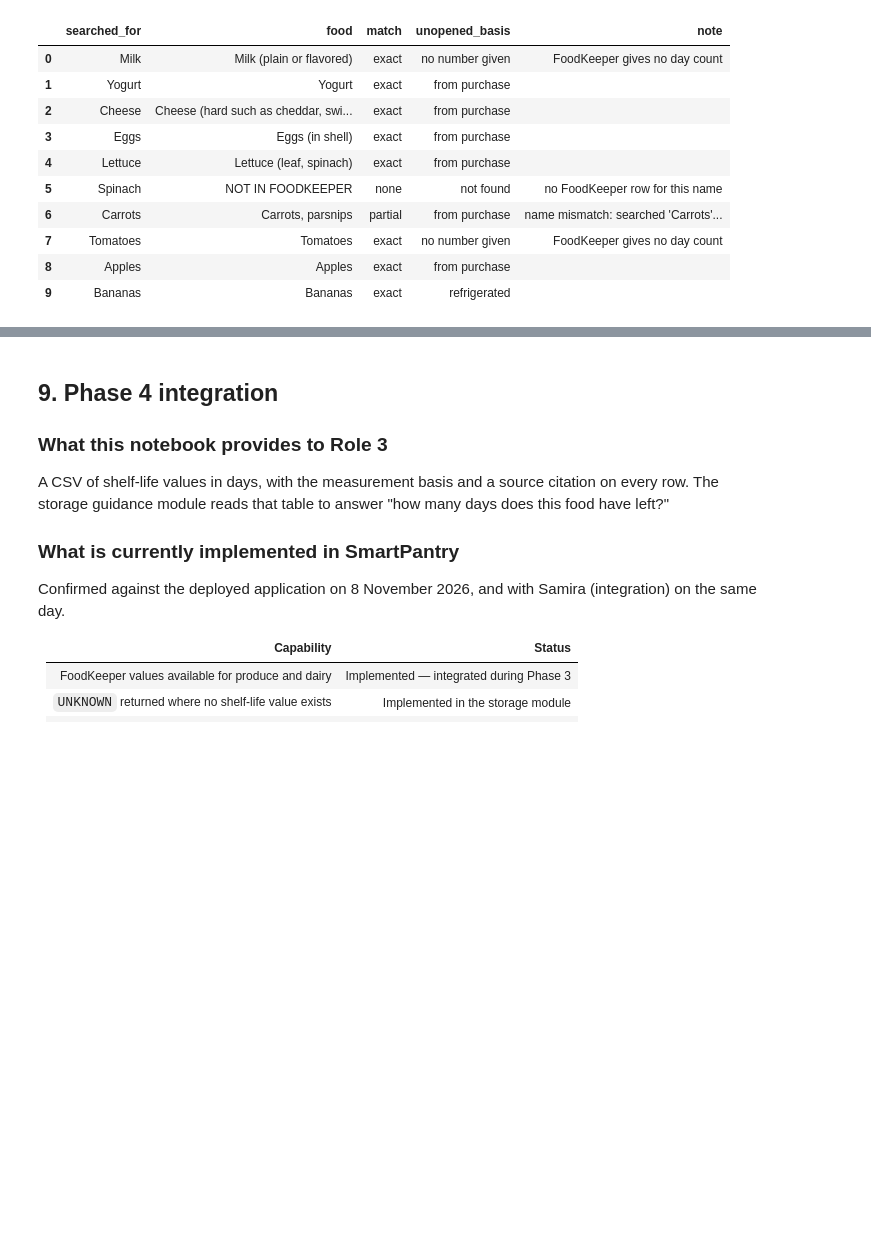
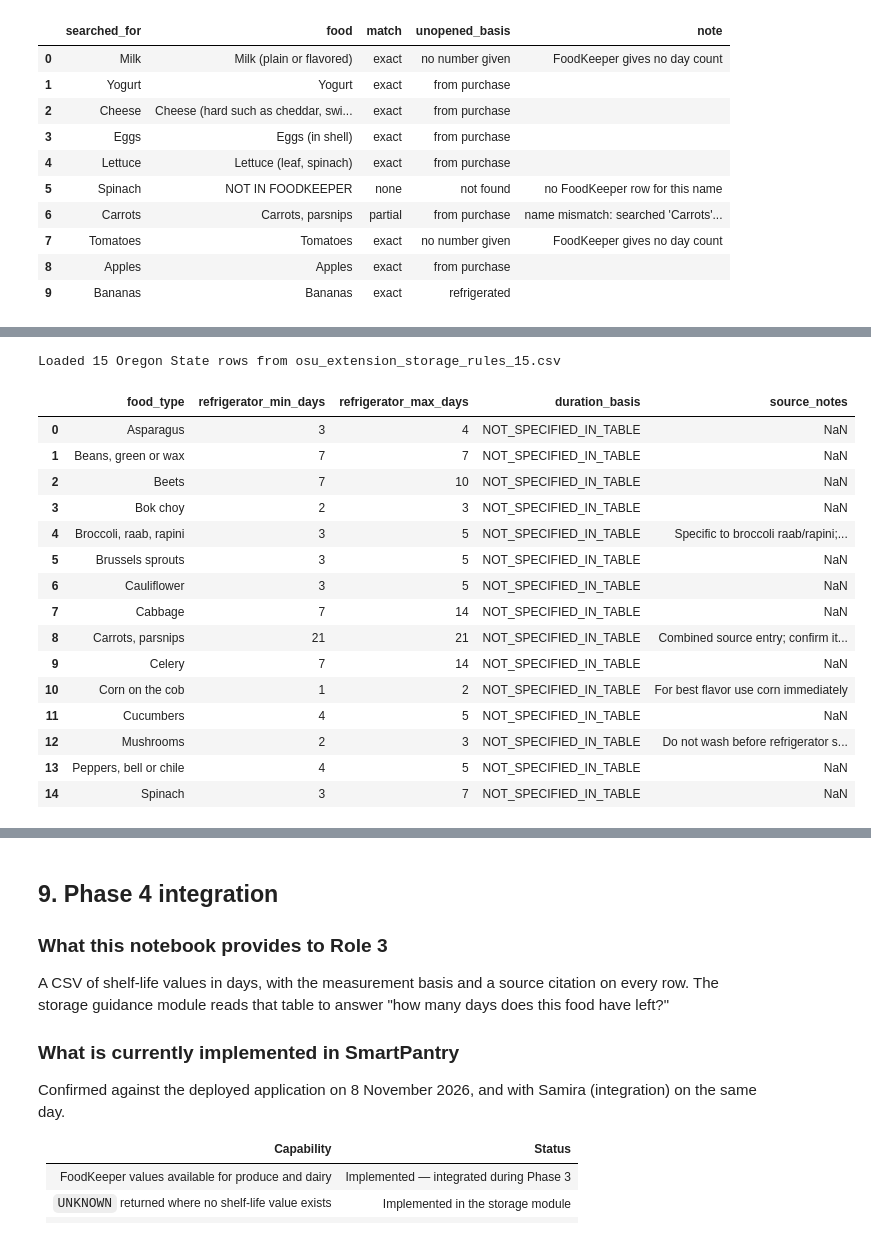
Before and after one commit to SmartPantry-AI/smartpantry-ai, a Jupyter notebook: notebooks/shelf_life_data_sourcing.ipynb, the cells around one changed output, grey strips where cells are left out. Cells and saved outputs as stored; diff of their text form; code cells hidden in the pictures; blank space fills up the shorter version.

```diff
--- a/notebooks/shelf_life_data_sourcing.ipynb
+++ b/notebooks/shelf_life_data_sourcing.ipynb
@@ -449,0 +468,36 @@ partial    1
+# %%
+OSU_FILE = NOTEBOOK_DIR / "osu_extension_storage_rules_15.csv"
+OSU_CITATION = (
+    "Oregon State University Extension, Storing Food for Safety and Quality (PNW 612), "
+    "Table 3, https://extension.oregonstate.edu/sites/default/files/documents/pnw612.pdf"
+)
+
+if not OSU_FILE.exists():
+    raise FileNotFoundError(
+        f"Oregon State CSV not found at: {OSU_FILE}\n"
+        "Download it from the project data folder, or transcribe Table 3 of PNW 612, "
+        "and save it next to this notebook as 'osu_extension_storage_rules_15.csv'."
+    )
+
+osu = pd.read_csv(OSU_FILE)
+print(f"Loaded {len(osu)} Oregon State rows from {OSU_FILE.name}")
+osu[["food_type", "refrigerator_min_days", "refrigerator_max_days",
+     "duration_basis", "source_notes"]]
+# %% [output]
+Loaded 15 Oregon State rows from osu_extension_storage_rules_15.csv
+|  | food_type | refrigerator_min_days | refrigerator_max_days | duration_basis | source_notes |
+| 0 | Asparagus | 3 | 4 | NOT_SPECIFIED_IN_TABLE | NaN |
+| 1 | Beans, green or wax | 7 | 7 | NOT_SPECIFIED_IN_TABLE | NaN |
+| 2 | Beets | 7 | 10 | NOT_SPECIFIED_IN_TABLE | NaN |
+| 3 | Bok choy | 2 | 3 | NOT_SPECIFIED_IN_TABLE | NaN |
+| 4 | Broccoli, raab, rapini | 3 | 5 | NOT_SPECIFIED_IN_TABLE | Specific to broccoli raab/rapini;... |
+| 5 | Brussels sprouts | 3 | 5 | NOT_SPECIFIED_IN_TABLE | NaN |
+| 6 | Cauliflower | 3 | 5 | NOT_SPECIFIED_IN_TABLE | NaN |
+| 7 | Cabbage | 7 | 14 | NOT_SPECIFIED_IN_TABLE | NaN |
+| 8 | Carrots, parsnips | 21 | 21 | NOT_SPECIFIED_IN_TABLE | Combined source entry; confirm it... |
+| 9 | Celery | 7 | 14 | NOT_SPECIFIED_IN_TABLE | NaN |
+| 10 | Corn on the cob | 1 | 2 | NOT_SPECIFIED_IN_TABLE | For best flavor use corn immediately |
+| 11 | Cucumbers | 4 | 5 | NOT_SPECIFIED_IN_TABLE | NaN |
+| 12 | Mushrooms | 2 | 3 | NOT_SPECIFIED_IN_TABLE | Do not wash before refrigerator s... |
+| 13 | Peppers, bell or chile | 4 | 5 | NOT_SPECIFIED_IN_TABLE | NaN |
+| 14 | Spinach | 3 | 7 | NOT_SPECIFIED_IN_TABLE | NaN |
```
Also changed, not shown: parts of 10 cells of this notebook.
